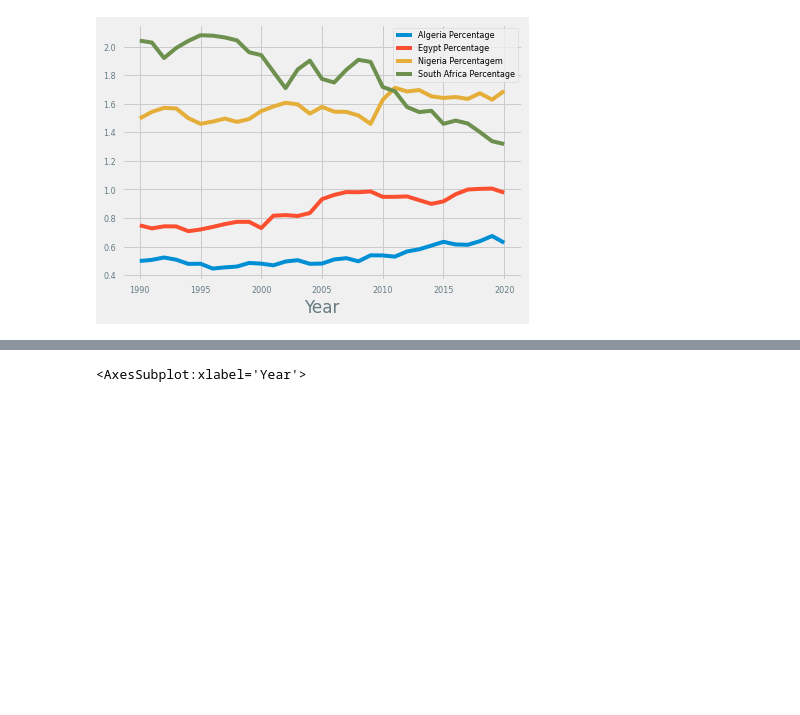
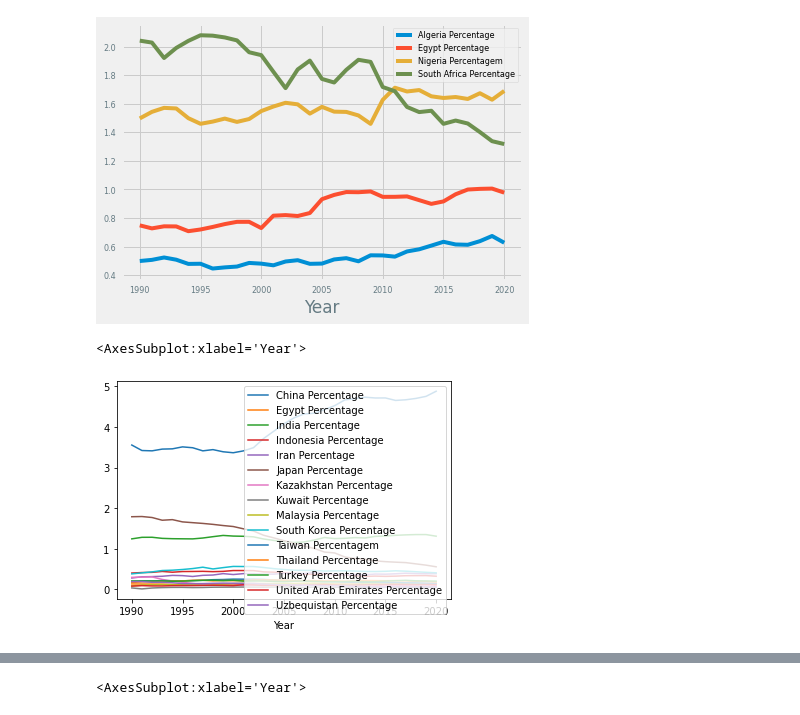
Before and after one commit to Alimva/Trabalho-Final-de-Dados, a Jupyter notebook: main/Notebooks/EDAs/alice_martins.ipynb, the cells around one changed output, grey strips where cells are left out. Drawn from its saved outputs; the diff is of its cells as text; code cells hidden in the pictures; blank space fills up the shorter version.

```diff
--- a/main/Notebooks/EDAs/alice_martins.ipynb
+++ b/main/Notebooks/EDAs/alice_martins.ipynb
@@ -3535,6 +3535,11 @@ africa_percentage.plot()
 # %% [output]
 <AxesSubplot:xlabel='Year'>
 [figure]
+# %%
+asia_percentage.plot()
+# %% [output]
+<AxesSubplot:xlabel='Year'>
+[figure, added]
 # %%
 asia_percentage.iloc[: , :6].plot()
 # %% [output]
```
Also changed, not shown: parts of 2 cells of this notebook, 8 other files.
